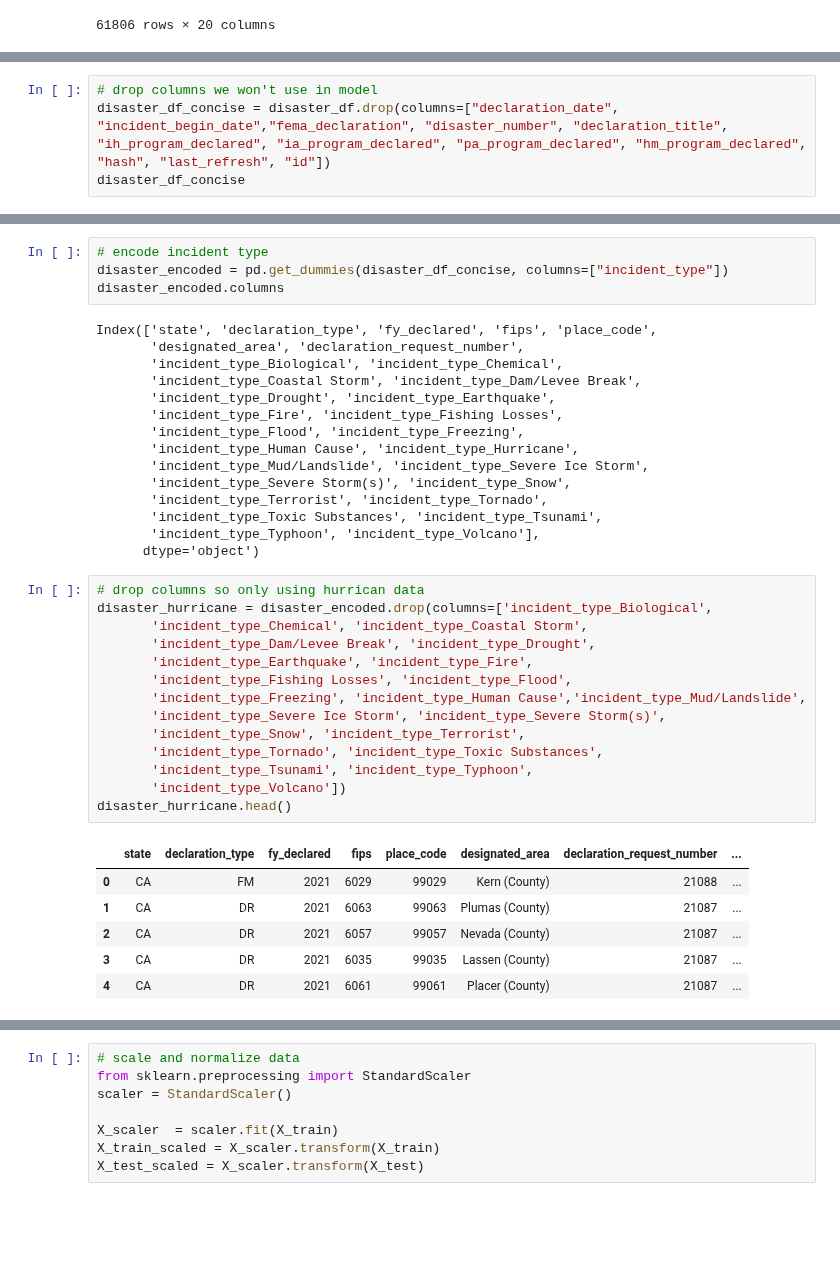
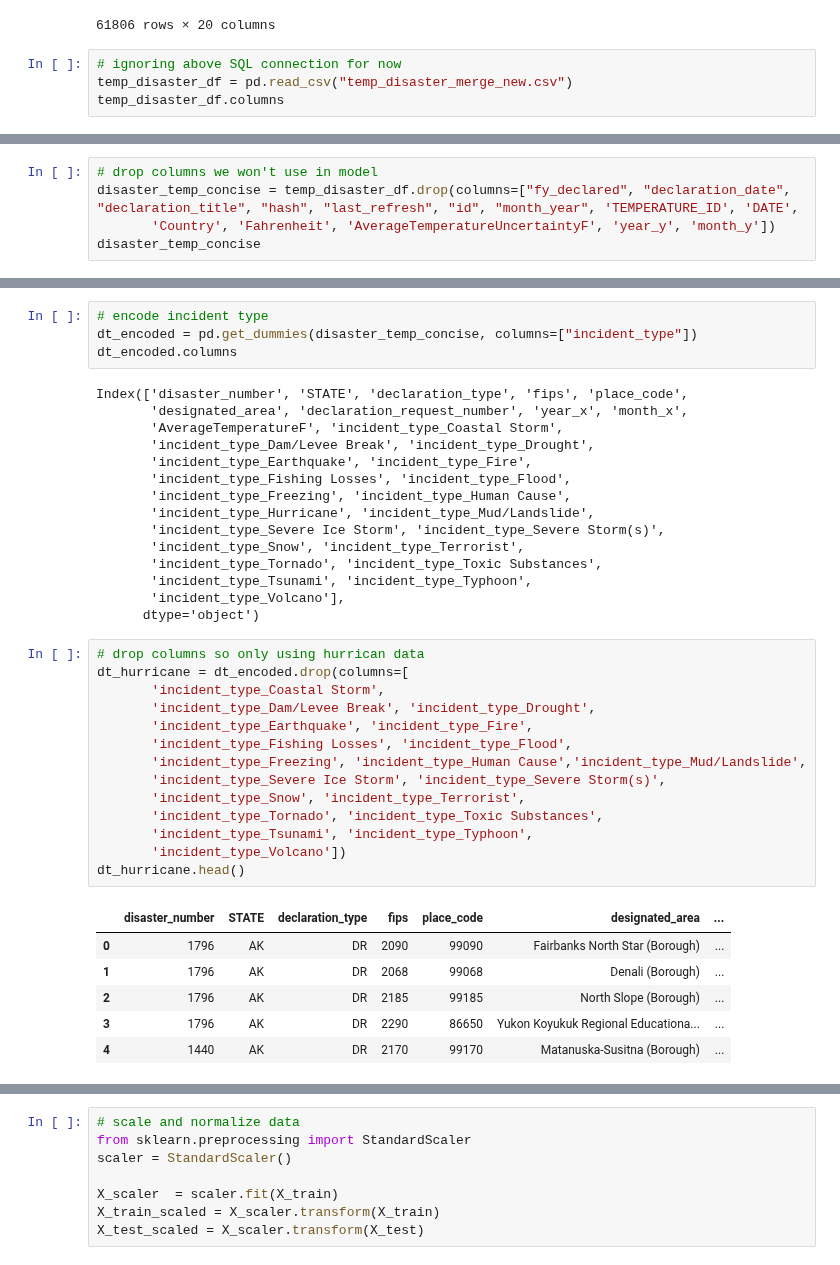
Before and after one commit to mscorcia/Natural-Disaster-Analysis, a Jupyter notebook: Machine_Learning_Code/db_connection_logistic_combined_temp_disaster.ipynb, the cells around one changed output, grey strips where cells are left out. Saved outputs shown, nothing was run; the diff lists cells and outputs as text; blank space fills up the shorter version.

```diff
--- a/Machine_Learning_Code/db_connection_logistic_reg.ipynb
+++ b/Machine_Learning_Code/db_connection_logistic_combined_temp_disaster.ipynb
@@ -56,3 +56,7 @@ disaster_df
 | 61804 | DR-2-TX | 2 | TX | DR | 1953-05-15 | 1953 | ... |
 | 61805 | DR-1-GA | 1 | GA | DR | 1953-05-02 | 1953 | ... |
 61806 rows × 20 columns
+# %%
+# ignoring above SQL connection for now
+temp_disaster_df = pd.read_csv("temp_disaster_merge_new.csv")
+temp_disaster_df.columns
@@ -59,5 +92,6 @@ disaster_df
 # %%
 # drop columns we won't use in model
-disaster_df_concise = disaster_df.drop(columns=["declaration_date", "incident_begin_date","fema_declaration", "disaster_number", "declaration_title", "ih_program_declared", "ia_program_declared", "pa_program_declared", "hm_program_declared",  "hash", "last_refresh", "id"])
-disaster_df_concise
+disaster_temp_concise = temp_disaster_df.drop(columns=["fy_declared", "declaration_date", "declaration_title", "hash", "last_refresh", "id", "month_year", 'TEMPERATURE_ID', 'DATE',
+       'Country', 'Fahrenheit', 'AverageTemperatureUncertaintyF', 'year_y', 'month_y'])
+disaster_temp_concise
 # %% [output]
@@ -77,41 +126,41 @@ disaster_df_concise
 # %%
 # encode incident type
-disaster_encoded = pd.get_dummies(disaster_df_concise, columns=["incident_type"])
-disaster_encoded.columns
+dt_encoded = pd.get_dummies(disaster_temp_concise, columns=["incident_type"])
+dt_encoded.columns
 # %% [output]
-Index(['state', 'declaration_type', 'fy_declared', 'fips', 'place_code',
-       'designated_area', 'declaration_request_number',
-       'incident_type_Biological', 'incident_type_Chemical',
-       'incident_type_Coastal Storm', 'incident_type_Dam/Levee Break',
-       'incident_type_Drought', 'incident_type_Earthquake',
-       'incident_type_Fire', 'incident_type_Fishing Losses',
-       'incident_type_Flood', 'incident_type_Freezing',
-       'incident_type_Human Cause', 'incident_type_Hurricane',
-       'incident_type_Mud/Landslide', 'incident_type_Severe Ice Storm',
-       'incident_type_Severe Storm(s)', 'incident_type_Snow',
-       'incident_type_Terrorist', 'incident_type_Tornado',
-       'incident_type_Toxic Substances', 'incident_type_Tsunami',
-       'incident_type_Typhoon', 'incident_type_Volcano'],
+Index(['disaster_number', 'STATE', 'declaration_type', 'fips', 'place_code',
+       'designated_area', 'declaration_request_number', 'year_x', 'month_x',
+       'AverageTemperatureF', 'incident_type_Coastal Storm',
+       'incident_type_Dam/Levee Break', 'incident_type_Drought',
+       'incident_type_Earthquake', 'incident_type_Fire',
+       'incident_type_Fishing Losses', 'incident_type_Flood',
+       'incident_type_Freezing', 'incident_type_Human Cause',
+       'incident_type_Hurricane', 'incident_type_Mud/Landslide',
+       'incident_type_Severe Ice Storm', 'incident_type_Severe Storm(s)',
+       'incident_type_Snow', 'incident_type_Terrorist',
+       'incident_type_Tornado', 'incident_type_Toxic Substances',
+       'incident_type_Tsunami', 'incident_type_Typhoon',
+       'incident_type_Volcano'],
       dtype='object')
 # %%
 # drop columns so only using hurrican data
-disaster_hurricane = disaster_encoded.drop(columns=['incident_type_Biological',
-       'incident_type_Chemical', 'incident_type_Coastal Storm',
+dt_hurricane = dt_encoded.drop(columns=[
+       'incident_type_Coastal Storm',
        'incident_type_Dam/Levee Break', 'incident_type_Drought',
        'incident_type_Earthquake', 'incident_type_Fire',
        'incident_type_Fishing Losses', 'incident_type_Flood',
        'incident_type_Freezing', 'incident_type_Human Cause','incident_type_Mud/Landslide',
        'incident_type_Severe Ice Storm', 'incident_type_Severe Storm(s)',
        'incident_type_Snow', 'incident_type_Terrorist',
        'incident_type_Tornado', 'incident_type_Toxic Substances',
        'incident_type_Tsunami', 'incident_type_Typhoon',
        'incident_type_Volcano'])
-disaster_hurricane.head()
+dt_hurricane.head()
 # %% [output]
-|  | state | declaration_type | fy_declared | fips | place_code | designated_area | declaration_request_number | ... |
-| 0 | CA | FM | 2021 | 6029 | 99029 | Kern (County) | 21088 | ... |
-| 1 | CA | DR | 2021 | 6063 | 99063 | Plumas (County) | 21087 | ... |
-| 2 | CA | DR | 2021 | 6057 | 99057 | Nevada (County) | 21087 | ... |
-| 3 | CA | DR | 2021 | 6035 | 99035 | Lassen (County) | 21087 | ... |
-| 4 | CA | DR | 2021 | 6061 | 99061 | Placer (County) | 21087 | ... |
+|  | disaster_number | STATE | declaration_type | fips | place_code | designated_area | ... |
+| 0 | 1796 | AK | DR | 2090 | 99090 | Fairbanks North Star (Borough) | ... |
+| 1 | 1796 | AK | DR | 2068 | 99068 | Denali (Borough) | ... |
+| 2 | 1796 | AK | DR | 2185 | 99185 | North Slope (Borough) | ... |
+| 3 | 1796 | AK | DR | 2290 | 86650 | Yukon Koyukuk Regional Educationa... | ... |
+| 4 | 1440 | AK | DR | 2170 | 99170 | Matanuska-Susitna (Borough) | ... |
 # %%
```
Also changed, not shown: parts of 13 cells of this notebook, 1 other file.
